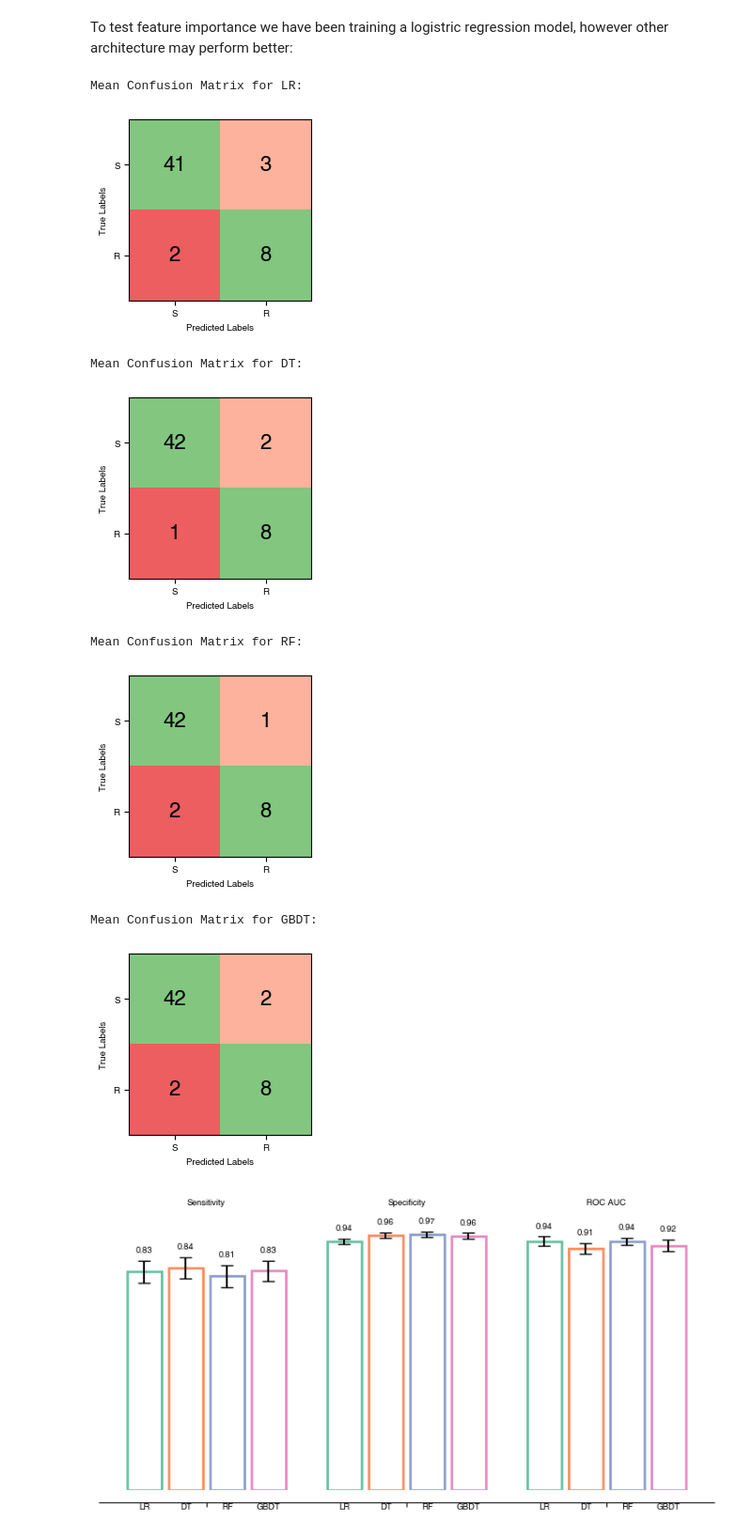
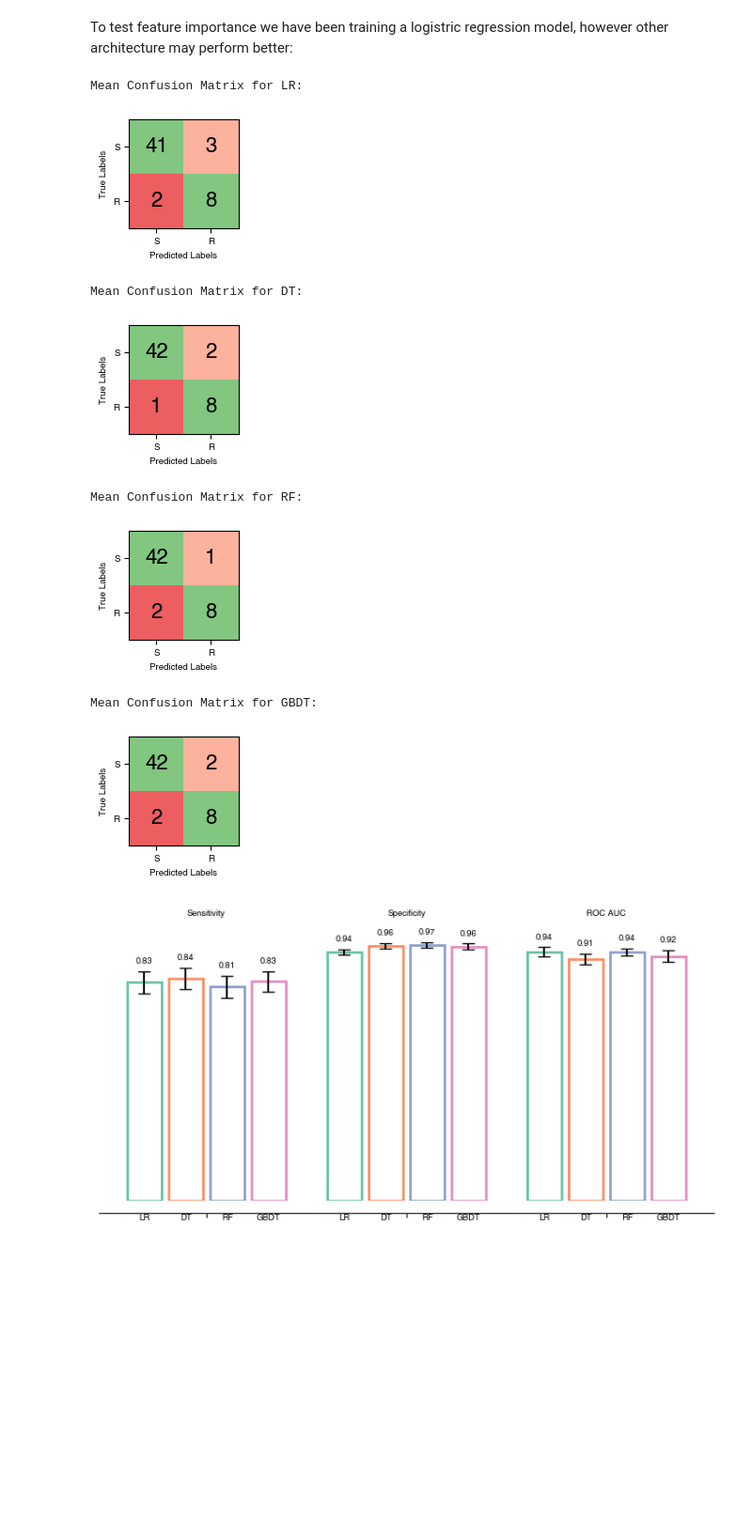
Before and after one commit to fowler-lab/predict-rifampicin-resistance, a Jupyter notebook: Results_2.ipynb, the cells around one changed output. Shown: that part at 94% size. Cells and saved outputs as stored; diff of their text form; code cells hidden in the pictures; blank space fills up the shorter version.

```diff
--- a/Results_2.ipynb
+++ b/Results_2.ipynb
@@ -259,35 +259,35 @@ for model_type in model_types:
 # %%
 
 for model_name, model_results in all_models_results.items():
     if model_name!='ensemble':
         cm_sum = np.zeros_like(model_results[0]['Confusion_matrix_shifted'])
 
         # Sum the confusion matrices
         for result in model_results:
             cm_sum += result['Confusion_matrix_shifted']
 
         # Calculate the mean confusion matrices
         cm_mean = cm_sum / len(model_results)
 
         # Round to the nearest whole number
         cm_mean = np.round(cm_mean)
 
         # Convert confusion matrices to DataFrame for plotting
         classes = ['S', 'R']
         truth_table = pd.DataFrame(cm_mean, index=classes, columns=classes)
 
         # Plotting original confusion matrix
         print(f"Mean Confusion Matrix for {model_name}:")
-        utils.plot_truthtables(truth_table, figsize=(2.5, 2.5))
+        utils.plot_truthtables(truth_table, figsize=(1.5, 1.5))
 # %% [output]
 Mean Confusion Matrix for LR:
-[figure, old version]
+[figure, new version]
 Mean Confusion Matrix for DT:
-[figure, old version]
+[figure, new version]
 Mean Confusion Matrix for RF:
-[figure, old version]
+[figure, new version]
 Mean Confusion Matrix for GBDT:
-[figure, old version]
+[figure, new version]
 # %%
 utils.plot_recall_specificity_with_ci(all_models_results, figsize=(9, 4), colors=['#66c2a5', '#fc8d62', '#8da0cb', '#e78ac3'])
 #e78ac3])
```
Also changed, not shown: parts of 1 cell of this notebook.
